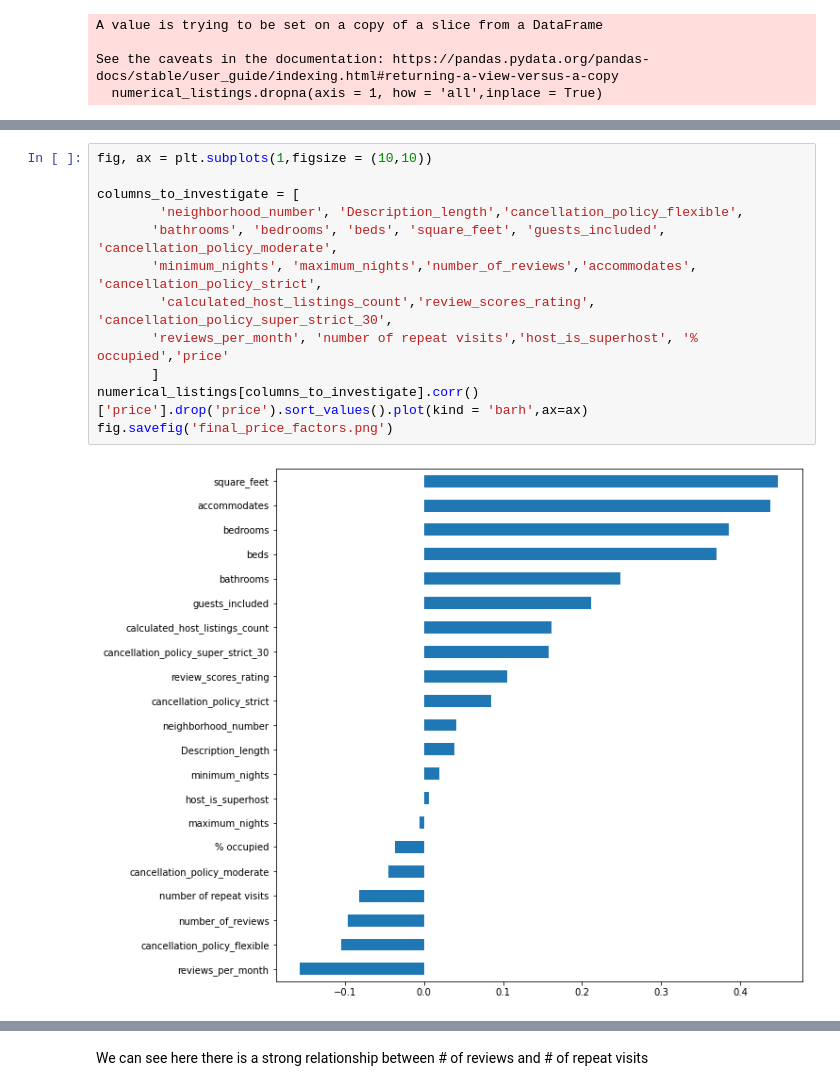
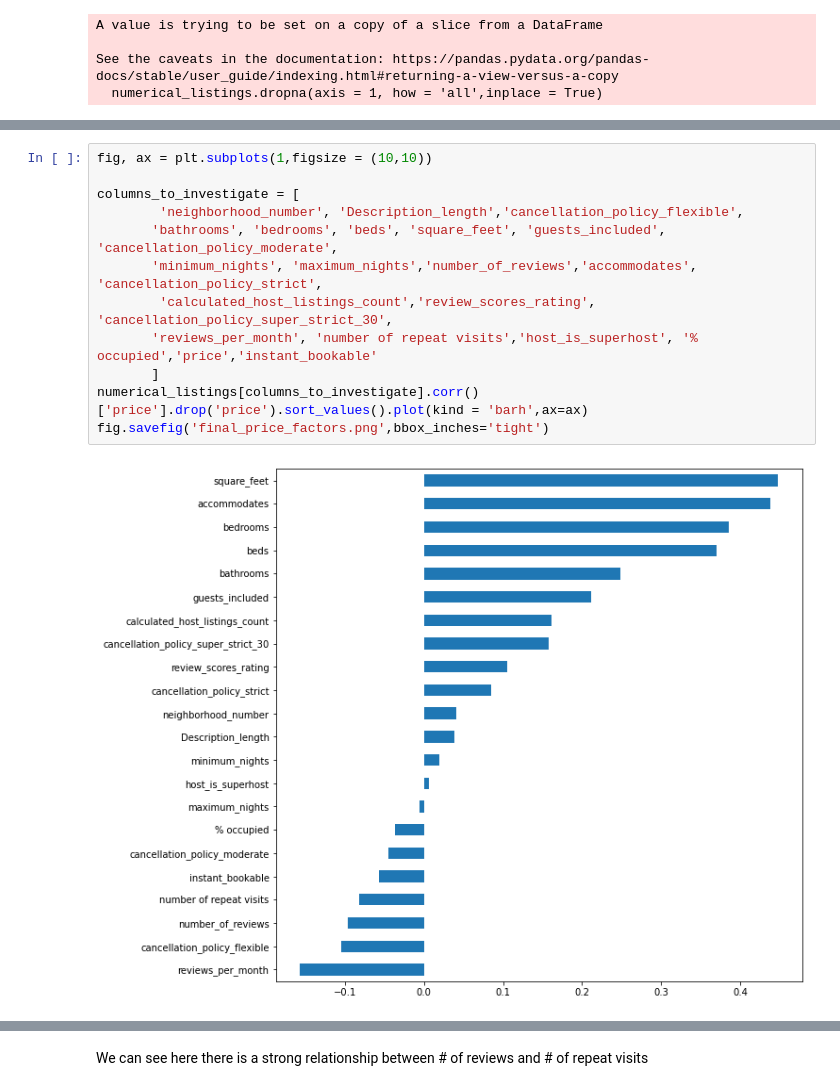
Before and after one commit to ogurashi/Boston-AirBnB-Analysis, a Jupyter notebook: rentals.ipynb, the cells around one changed output, grey strips where cells are left out. Cells and saved outputs as stored; diff of their text form.

```diff
--- a/rentals.ipynb
+++ b/rentals.ipynb
@@ -889,17 +885,17 @@ fig.savefig('final_reviews_scores_factors.png')
 # %%
 fig, ax = plt.subplots(1,figsize = (10,10))
 
 columns_to_investigate = [
         'neighborhood_number', 'Description_length','cancellation_policy_flexible',
        'bathrooms', 'bedrooms', 'beds', 'square_feet', 'guests_included', 'cancellation_policy_moderate',
        'minimum_nights', 'maximum_nights','number_of_reviews','accommodates', 'cancellation_policy_strict',
         'calculated_host_listings_count','review_scores_rating', 'cancellation_policy_super_strict_30',
-       'reviews_per_month', 'number of repeat visits','host_is_superhost', '% occupied','price'
+       'reviews_per_month', 'number of repeat visits','host_is_superhost', '% occupied','price','instant_bookable'
        ]
 numerical_listings[columns_to_investigate].corr()['price'].drop('price').sort_values().plot(kind = 'barh',ax=ax)
-fig.savefig('final_price_factors.png')
+fig.savefig('final_price_factors.png',bbox_inches='tight')
 # %% [output]
-[figure, old version]
+[figure, new version]
 # %%
 
 
```
Also changed, not shown: parts of 20 cells of this notebook, 1 other file.
